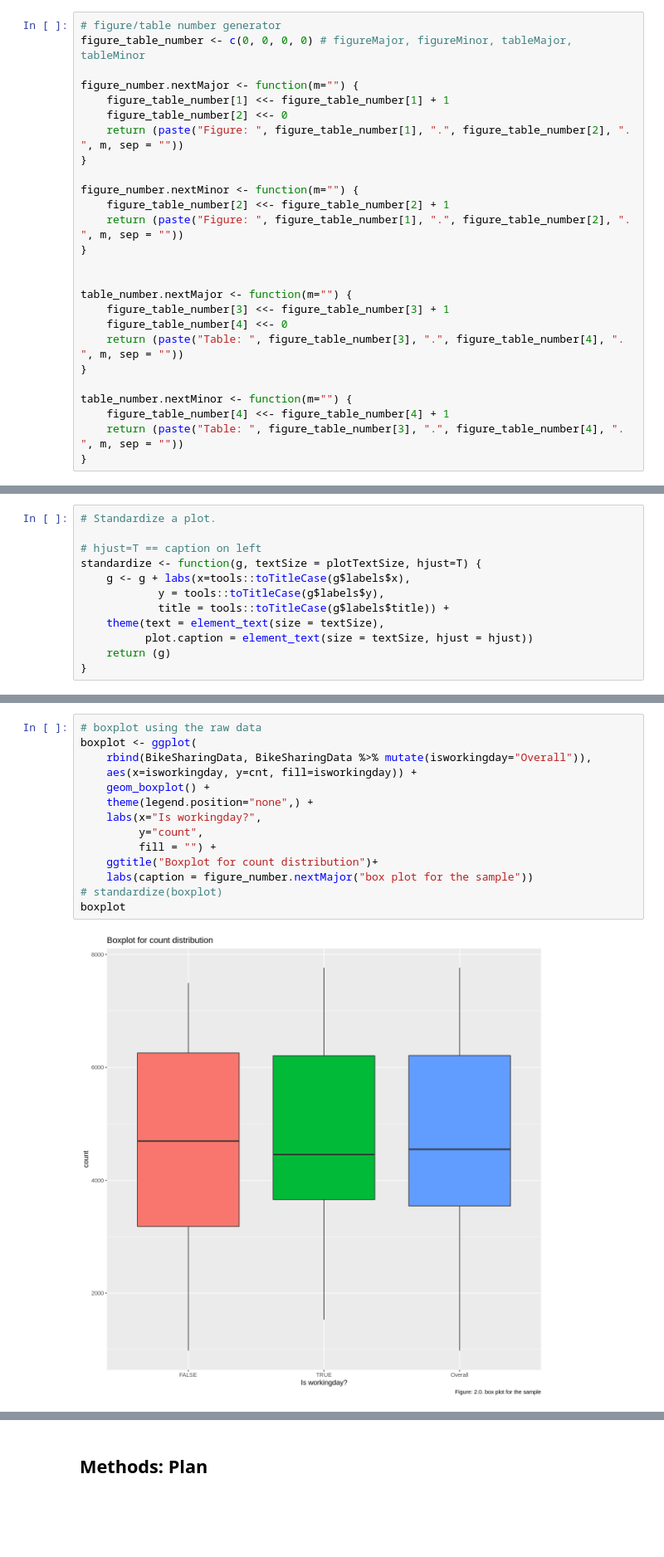
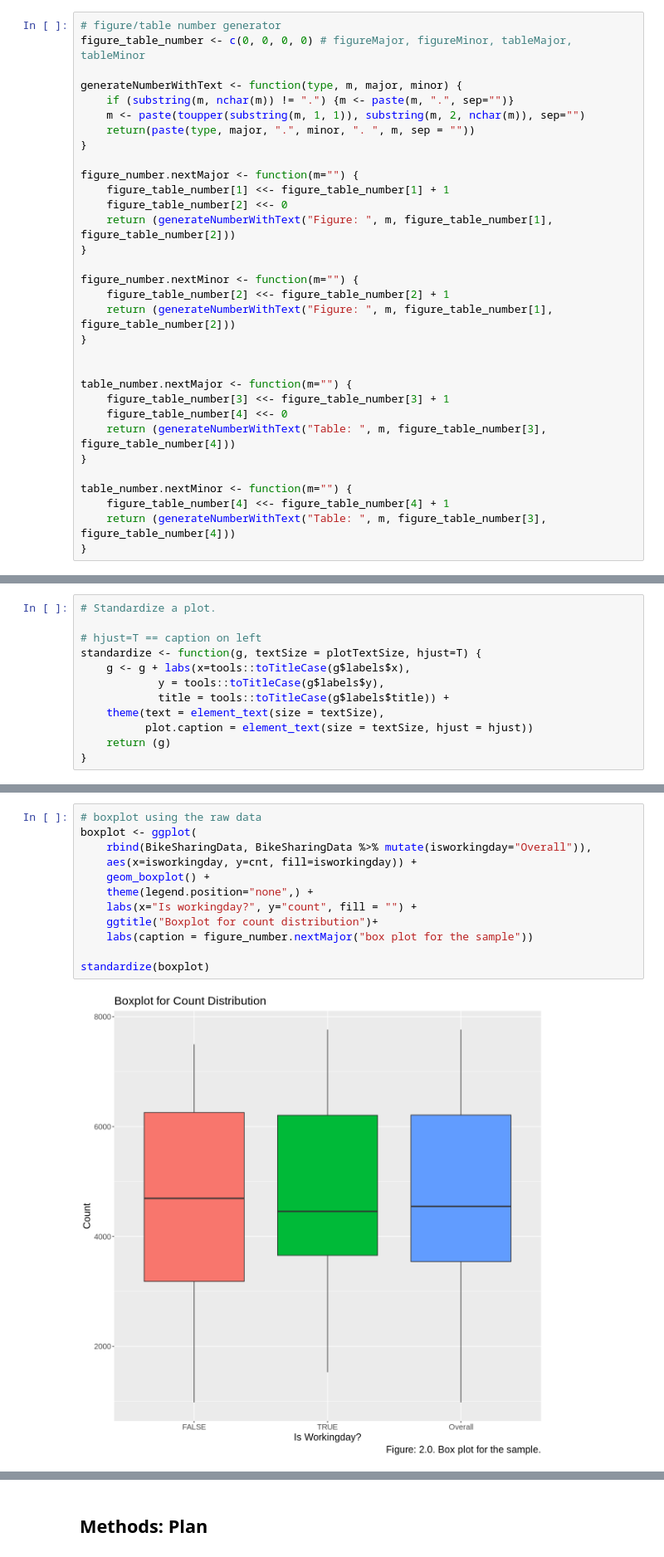
Before and after one commit to Sparsh16/STAT-201-Group-Project, a Jupyter notebook: Proposal.ipynb, the cells around one changed output, grey strips where cells are left out. Shown at 83% size. Saved outputs shown, nothing was run; the diff lists cells and outputs as text; blank space fills up the shorter version.

```diff
--- a/Proposal.ipynb
+++ b/Proposal.ipynb
@@ -44,27 +44,33 @@ The following object is masked from ‘package:dplyr’:
 # figure/table number generator
 figure_table_number <- c(0, 0, 0, 0) # figureMajor, figureMinor, tableMajor, tableMinor
 
+generateNumberWithText <- function(type, m, major, minor) {
+    if (substring(m, nchar(m)) != ".") {m <- paste(m, ".", sep="")}
+    m <- paste(toupper(substring(m, 1, 1)), substring(m, 2, nchar(m)), sep="")
+    return(paste(type, major, ".", minor, ". ", m, sep = ""))
+}
+
 figure_number.nextMajor <- function(m="") {
     figure_table_number[1] <<- figure_table_number[1] + 1
     figure_table_number[2] <<- 0
-    return (paste("Figure: ", figure_table_number[1], ".", figure_table_number[2], ". ", m, sep = ""))
+    return (generateNumberWithText("Figure: ", m, figure_table_number[1], figure_table_number[2]))
 }
 
 figure_number.nextMinor <- function(m="") {
     figure_table_number[2] <<- figure_table_number[2] + 1
-    return (paste("Figure: ", figure_table_number[1], ".", figure_table_number[2], ". ", m, sep = ""))
+    return (generateNumberWithText("Figure: ", m, figure_table_number[1], figure_table_number[2]))
 }
 
 
 table_number.nextMajor <- function(m="") {
     figure_table_number[3] <<- figure_table_number[3] + 1
     figure_table_number[4] <<- 0
-    return (paste("Table: ", figure_table_number[3], ".", figure_table_number[4], ". ", m, sep = ""))
+    return (generateNumberWithText("Table: ", m, figure_table_number[3], figure_table_number[4]))
 }
 
 table_number.nextMinor <- function(m="") {
     figure_table_number[4] <<- figure_table_number[4] + 1
-    return (paste("Table: ", figure_table_number[3], ".", figure_table_number[4], ". ", m, sep = ""))
+    return (generateNumberWithText("Table: ", m, figure_table_number[3], figure_table_number[4]))
 }
 # %%
 # prepartion for the environment
@@ -202,19 +198,17 @@ Warning message:
 # %%
 # boxplot using the raw data
 boxplot <- ggplot(
     rbind(BikeSharingData, BikeSharingData %>% mutate(isworkingday="Overall")),
     aes(x=isworkingday, y=cnt, fill=isworkingday)) +
     geom_boxplot() +
     theme(legend.position="none",) +
-    labs(x="Is workingday?",
-         y="count",
-         fill = "") +
+    labs(x="Is workingday?", y="count", fill = "") +
     ggtitle("Boxplot for count distribution")+
     labs(caption = figure_number.nextMajor("box plot for the sample"))
-# standardize(boxplot)
-boxplot
+
+standardize(boxplot)
 # %% [output]
-[figure, old version]
+[figure, new version]
 # %%
 #present the location parameter(mean) and the scale parameter(standard deviation)
 parameters <- rbind(BikeSharingData, BikeSharingData %>% mutate(isworkingday="Overall")) %>%
```
Also changed, not shown: parts of 26 cells of this notebook, 1 other file.
